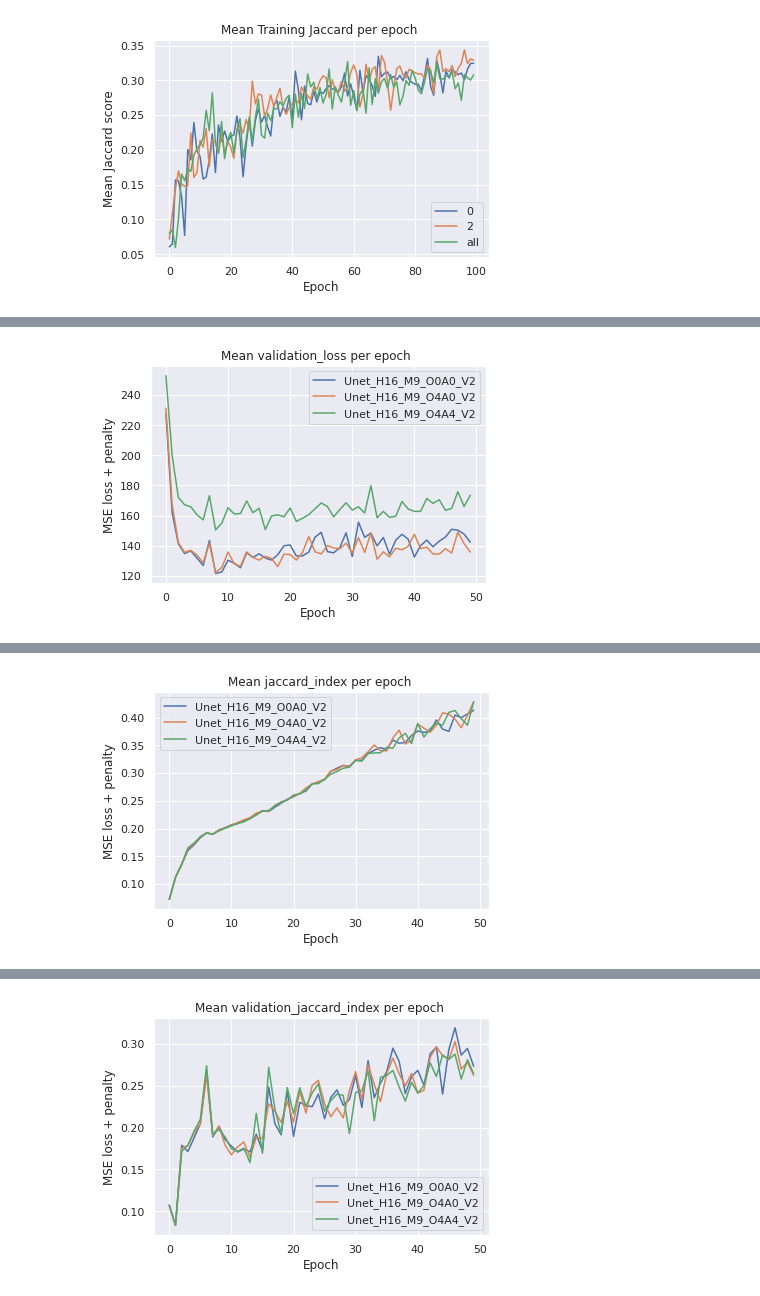
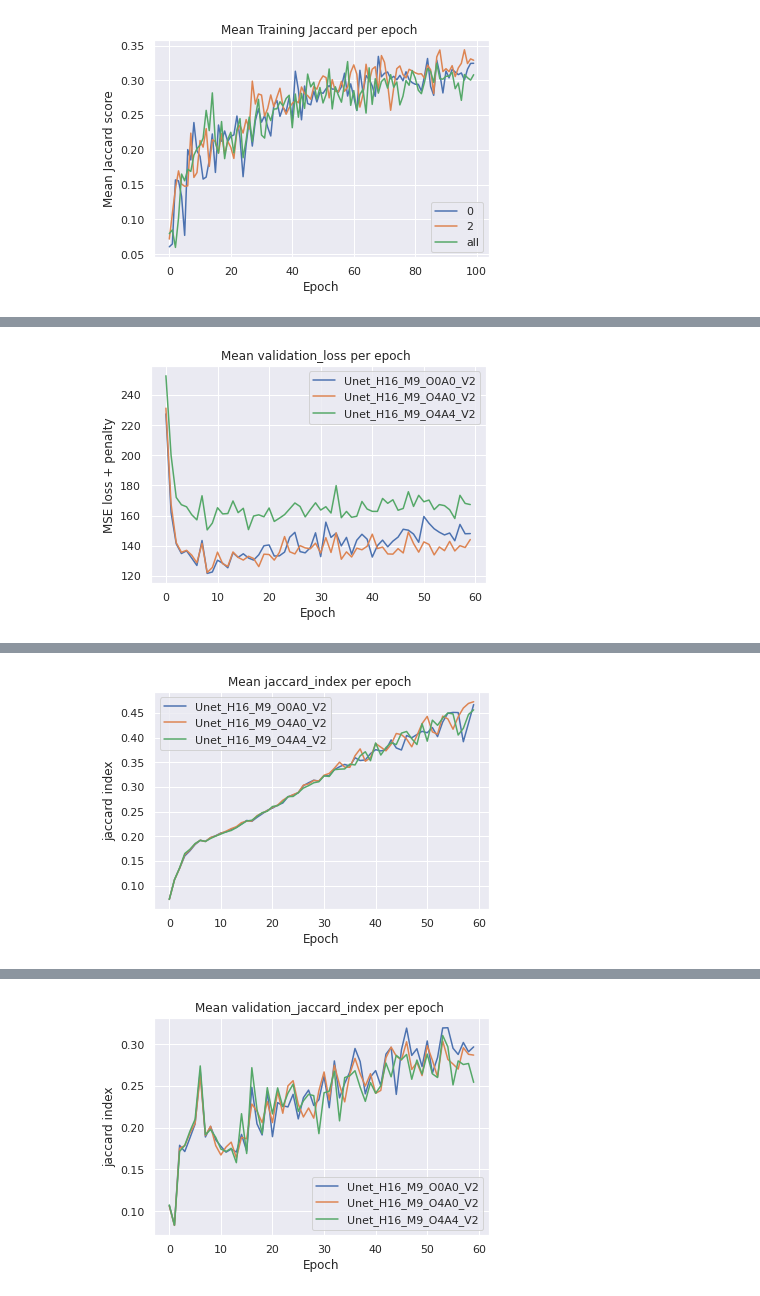
Before and after one commit to Jmckone1/unet, a Jupyter notebook: plot_outputs_2.ipynb, the cells around one changed output, grey strips where cells are left out. Drawn from its saved outputs; the diff is of its cells as text; code cells hidden in the pictures.

```diff
--- a/plot_outputs_2.ipynb
+++ b/plot_outputs_2.ipynb
@@ -1401,20 +1401,21 @@ import pandas as pd
 
 data=["Unet_H16_M9_O0A0_V2","Unet_H16_M9_O4A0_V2","Unet_H16_M9_O4A4_V2"]
 output=["training_loss","validation_loss","jaccard_index","validation_jaccard_index"]
+axis_val=["MSE loss + penalty","MSE loss + penalty","jaccard index","jaccard index"]
 
 for c in range(len(output)):
     ax = plt.subplot()
     for j in range(len(data)):
         Training_loss_0 = []
         Training_loss_Nan_0 = []
-        for i in range(50):
+        for i in range(60):
             Training_loss_0 = np.genfromtxt("Checkpoints_RANO/"+data[j]+"/epoch_"+str(i)+output[c],delimiter=',')
             Training_loss_Nan_0 = np.append(Training_loss_Nan_0, np.mean(Training_loss_0[np.logical_not(np.isnan(Training_loss_0))]))
         print("training " +str(j)+ " model loss: ", Training_loss_Nan_0[-1])
         ax.plot(range(len(Training_loss_Nan_0)),Training_loss_Nan_0)
     plt.title("Mean "+output[c]+" per epoch ")
     ax.legend(data)
-    ax.set(xlabel = "Epoch", ylabel='MSE loss + penalty')
+    ax.set(xlabel = "Epoch", ylabel=axis_val[c])
     plt.show()
 
 ##################################################################################################################
@@ -1434 +1435 @@ training 2 model loss:  173.4756391054853
-[figure, old version]
+[figure, new version]
@@ -1438 +1439 @@ training 2 model loss:  0.4285912175045047
-[figure, old version]
+[figure, new version]
@@ -1442 +1443 @@ training 2 model loss:  0.2642785768472061
-[figure, old version]
+[figure, new version]
```
Also changed, not shown: parts of 1 cell of this notebook, 6 other files.
